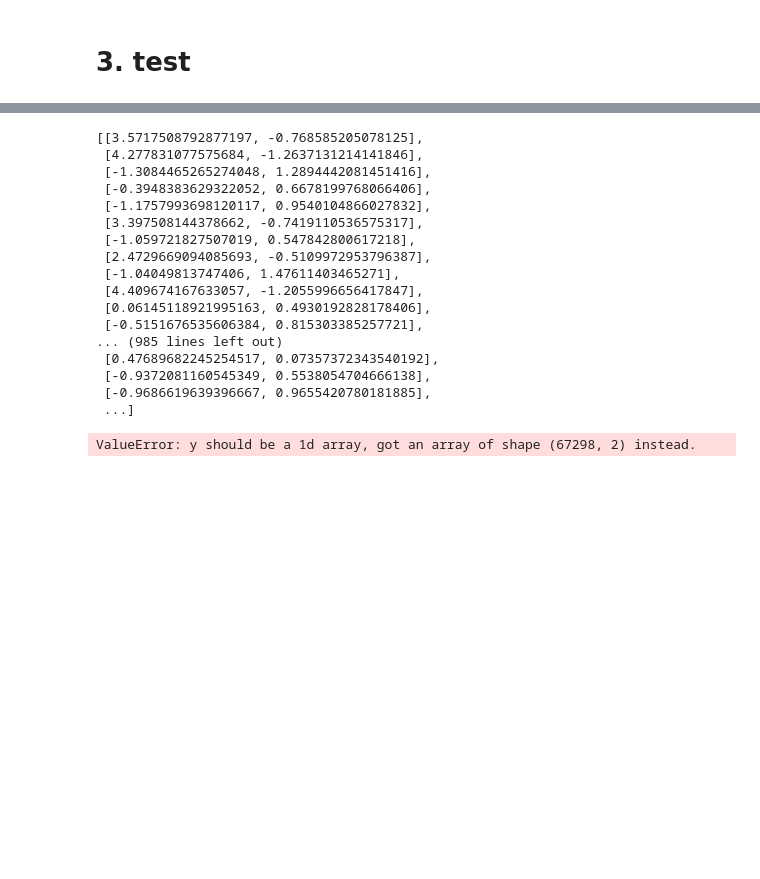
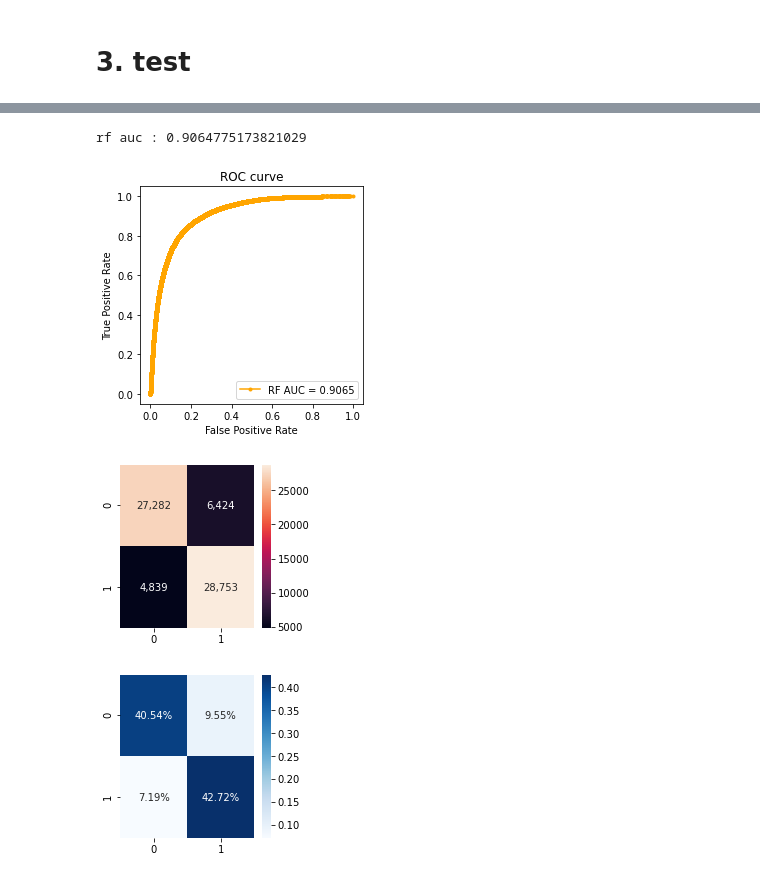
Before and after one commit to zoohoson/Peptide_Detectability, a Jupyter notebook: 2021ACS_pepFormer.ipynb, the cells around one changed output, grey strips where cells are left out. Saved outputs shown, nothing was run; the diff lists cells and outputs as text; code cells hidden in the pictures; blank space fills up the shorter version.

```diff
--- a/2021ACS_pepFormer.ipynb
+++ b/2021ACS_pepFormer.ipynb
@@ -492,46 +497,32 @@ probs = pred_prob(test_iter, net)
-# %%
-probs
-# %% [output]
-[[3.5717508792877197, -0.768585205078125],
- [4.277831077575684, -1.2637131214141846],
- [-1.3084465265274048, 1.2894442081451416],
- [-0.3948383629322052, 0.6678199768066406],
- [-1.1757993698120117, 0.9540104866027832],
- [3.397508144378662, -0.7419110536575317],
- [-1.059721827507019, 0.547842800617218],
- [2.4729669094085693, -0.5109972953796387],
- [-1.04049813747406, 1.47611403465271],
- [4.409674167633057, -1.2055996656417847],
- [0.06145118921995163, 0.4930192828178406],
- [-0.5151676535606384, 0.815303385257721],
-... (985 lines left out)
- [0.47689682245254517, 0.07357372343540192],
- [-0.9372081160545349, 0.5538054704666138],
- [-0.9686619639396667, 0.9655420780181885],
- ...]
 # %%
+# AUC
+probs = np.array(pred_prob(test_iter, net))[:, 1]
+
 rf_auc = roc_auc_score(test_label, probs)
 print('rf auc : {}'.format(rf_auc))
 # plot the roc curve for the model81
 rf_fpr, rf_tpr, _ = roc_curve(test_label, probs)
 plt.figure(figsize=(4, 4))
 plt.plot(rf_fpr, rf_tpr, marker='.', label='RF AUC = {:.4f}'.format(rf_auc), color='orange')
 plt.title('ROC curve')
 # axis labels
 plt.xlabel('False Positive Rate')
 plt.ylabel('True Positive Rate')
 # show the legend
 plt.legend()
 # show the plot
 plt.show()
 
 cf_matrix = confusion_matrix(test_label, y_pred)
 plt.figure(figsize=(3, 3))
 sns.heatmap(cf_matrix, annot=True, fmt=',.0f')
 plt.show()
 plt.figure(figsize=(3, 3))
 sns.heatmap(cf_matrix/np.sum(cf_matrix), annot=True,
             fmt='.2%', cmap='Blues')
 plt.show()
 # %% [output]
-ValueError: y should be a 1d array, got an array of shape (67298, 2) instead.
+rf auc : 0.9064775173821029
+[figure, added]
+[figure, added]
+[figure, added]
```
Also changed, not shown: parts of 2 cells of this notebook, 12 other files.
